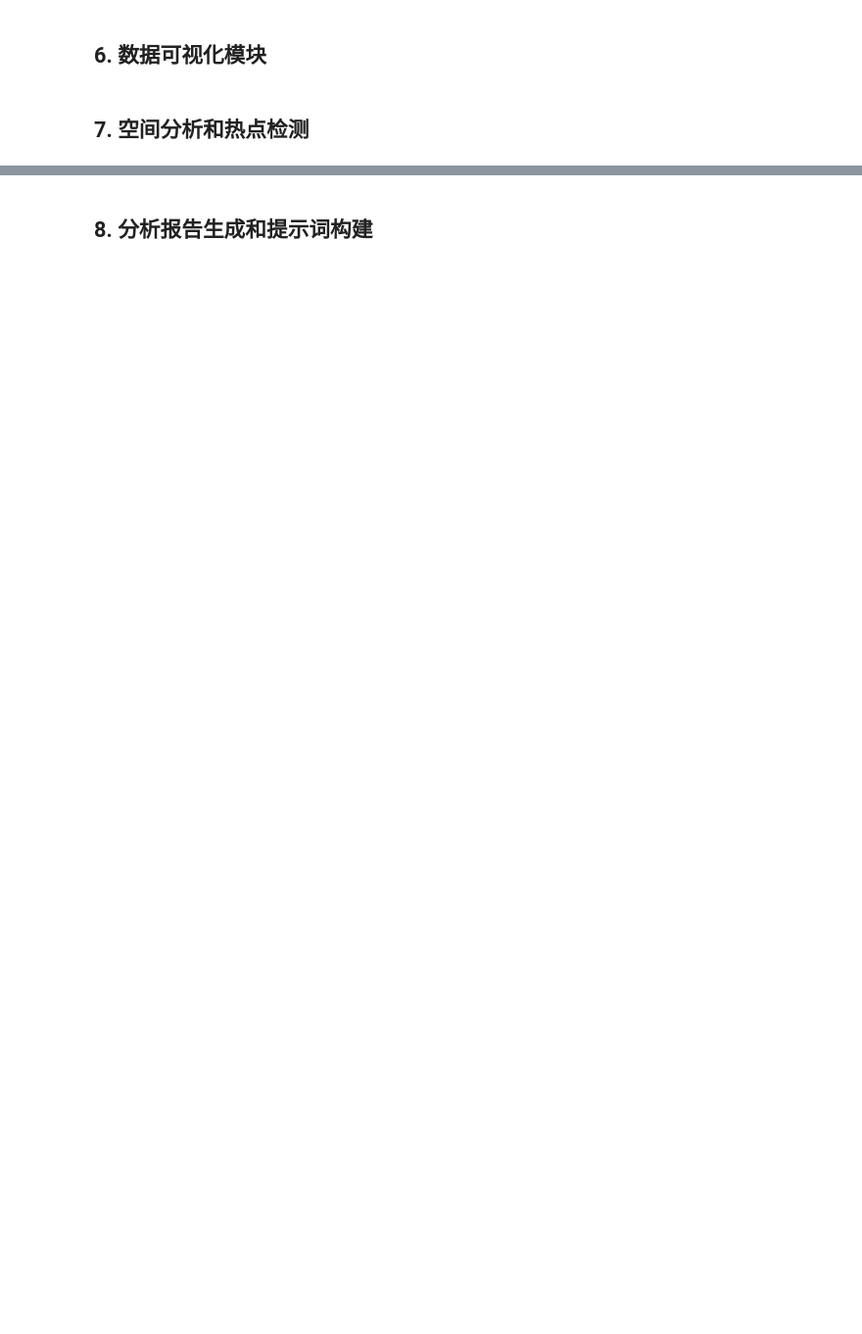
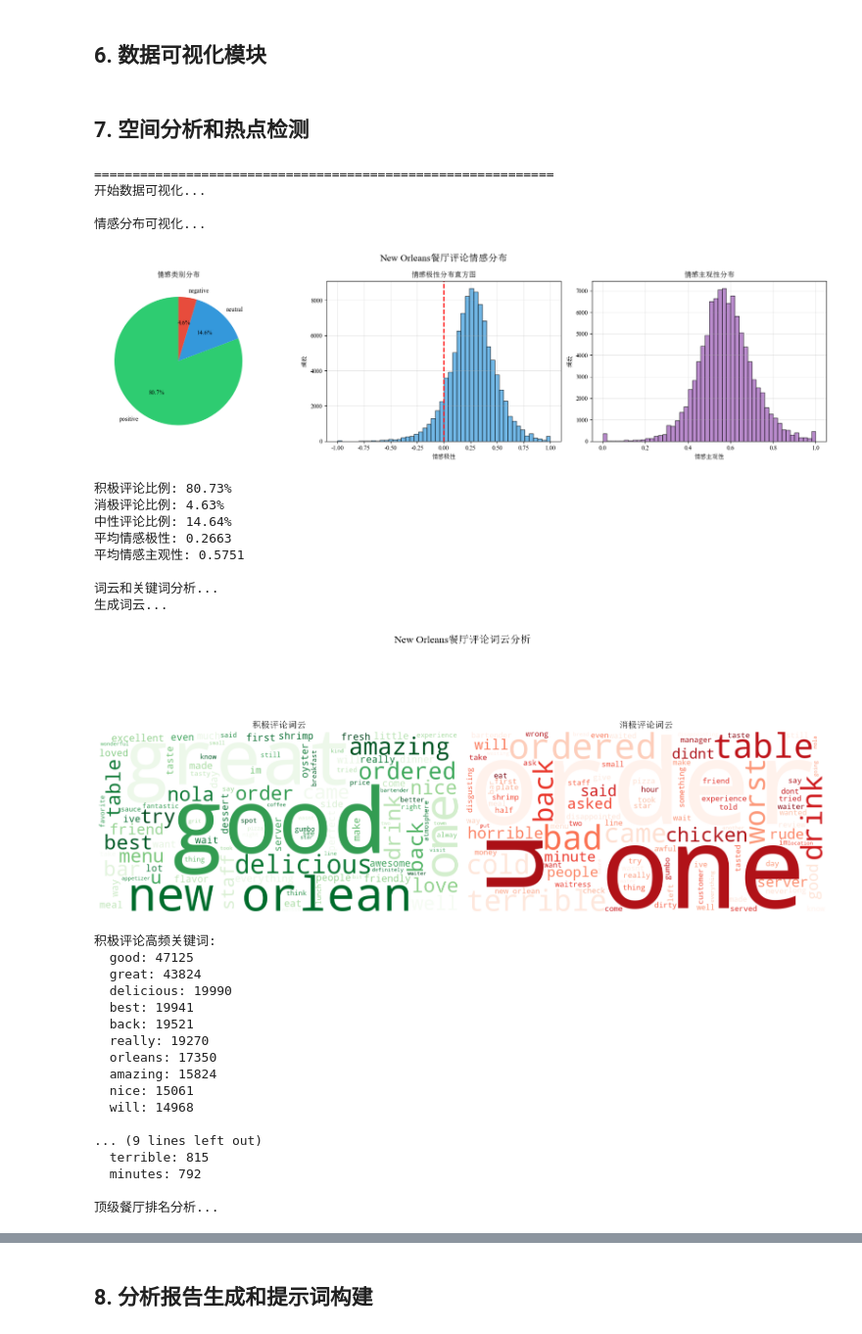
Before and after one commit to jacktaolai/geo-big-data-analysis, a Jupyter notebook: 实习四/实习四代码/yelp_analysis.ipynb, the cells around one changed output, grey strips where cells are left out. Shown at 98% size. Cells and saved outputs as stored; diff of their text form; code cells hidden in the pictures; blank space fills up the shorter version.

```diff
--- a/实习四/实习四代码/yelp_analysis.ipynb
+++ b/实习四/实习四代码/yelp_analysis.ipynb
@@ -228,15 +228,17 @@ def clean_and_merge_data(business_df, review_df):
     """
     print("开始合并business和review数据...")
 
-    # 合并数据
+    # 合并数据：先给商家表的stars重命名为business_stars/avg_stars
     merged_df = pd.merge(
-        review_df,
-        business_df[['business_id', 'name', 'city', 'state', 'latitude', 'longitude',
-                     'stars', 'review_count', 'categories', 'attributes']],
-        on='business_id',
-        how='left'
+    review_df,  # 评论表的stars保留（单条评论评分）
+    # 对商家表的列进行筛选+重命名：stars → avg_stars（商家平均评分）
+    business_df[['business_id', 'name', 'city', 'state', 'latitude', 'longitude',
+                 'stars', 'review_count', 'categories', 'attributes']].rename(
+                columns={'stars': 'avg_stars'} ), # 将business里的stars重命名为avg_stars
+
+    on='business_id',
+    how='left'
     )
-
     print(f"合并后数据形状: {merged_df.shape}")
 
     # 处理日期字段
@@ -255,7 +257,6 @@ def clean_and_merge_data(business_df, review_df):
 
     if 'cool' in merged_df.columns:
         merged_df['cool'] = pd.to_numeric(merged_df['cool'], errors='coerce').fillna(0)
-
     # 保存合并后的数据
     if SAVE_INTERMEDIATE:
         output_file = os.path.join(INTERMEDIATE_PATH, "merged_data.csv")
@@ -934,3 +1020,66 @@ def spatial_analysis(restaurant_stats):
         'coldspots': coldspots,
         'cluster_stats': cluster_stats
     }
+# %%
+# 6. 数据可视化
+print("\n" + "=" * 60)
+print("开始数据可视化...")
+
+# 6.1 情感分布可视化
+print("\n情感分布可视化...")
+sentiment_stats = plot_sentiment_distribution(
+sentiment_df,
+title=f"{TARGET_CITY}餐厅评论情感分布"
+)
+
+# 6.2 词云和关键词分析
+print("\n词云和关键词分析...")
+positive_keywords, negative_keywords = generate_wordclouds(sentiment_df)
+
+# 6.3 顶级餐厅排名
+print("\n顶级餐厅排名分析...")
+top_restaurants_analysis = plot_top_restaurants(restaurant_stats, top_n=15)
+
+# 6.4 空间分析
+print("\n空间分析...")
+spatial_analysis_results = spatial_analysis(restaurant_stats)
+
+# 6.5 创建交互式地图
+print("\n创建交互式地图...")
+sentiment_map = create_sentiment_map(restaurant_stats)
+
+# 6.6 创建交互式图表
+print("\n创建交互式图表...")
+interactive_plots = create_interactive_plots(restaurant_stats)
+# %% [output]
+============================================================
+开始数据可视化...
+
+情感分布可视化...
+[figure, added]
+积极评论比例: 80.73%
+消极评论比例: 4.63%
+中性评论比例: 14.64%
+平均情感极性: 0.2663
+平均情感主观性: 0.5751
+
+词云和关键词分析...
+生成词云...
+[figure, added]
+积极评论高频关键词:
+  good: 47125
+  great: 43824
+  delicious: 19990
+  best: 19941
+  back: 19521
+  really: 19270
+  orleans: 17350
+  amazing: 15824
+  nice: 15061
+  will: 14968
+
+... (9 lines left out)
+  terrible: 815
+  minutes: 792
+
+顶级餐厅排名分析...
```
Also changed, not shown: parts of 5 cells of this notebook.
